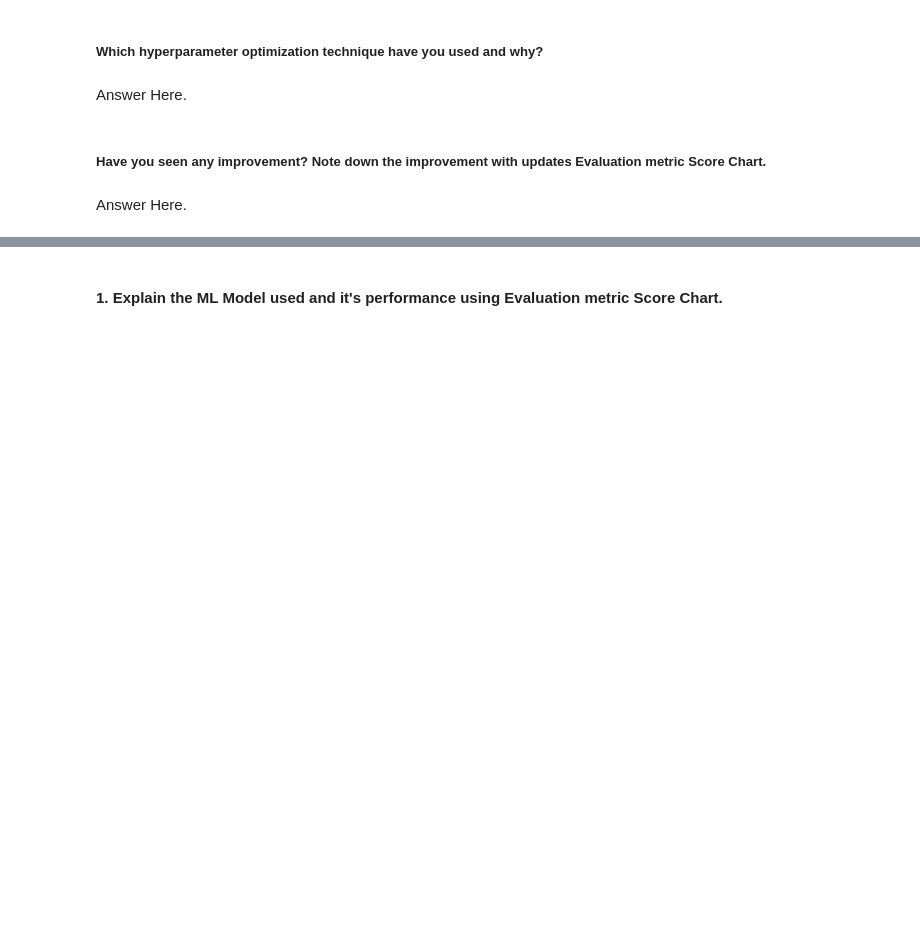
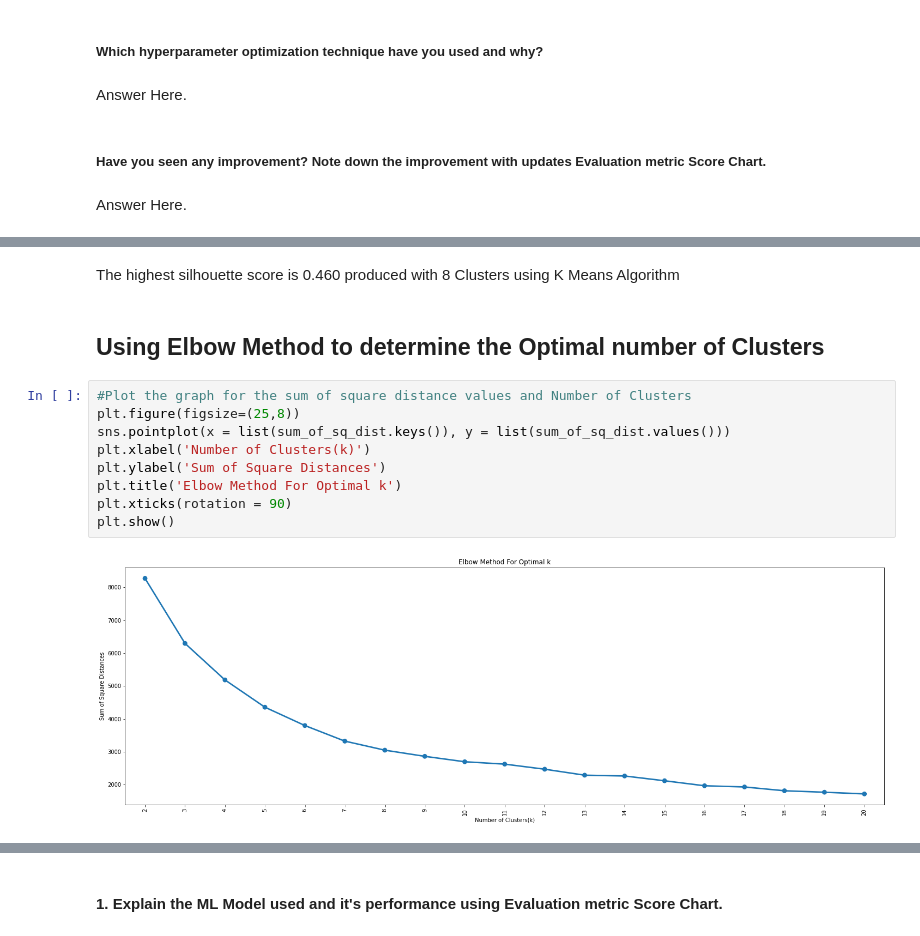
Before and after one commit to Shashank251225/NETFLIX-MOVIES-AND-TV-SHOWS-CLUSTERING, a Jupyter notebook: NETFLIX_MOVIES_AND_TV_SHOWS_CLUSTERING.ipynb, the cells around one changed output, grey strips where cells are left out. Drawn from its saved outputs; the diff is of its cells as text; blank space fills up the shorter version.

```diff
--- a/NETFLIX_MOVIES_AND_TV_SHOWS_CLUSTERING.ipynb
+++ b/NETFLIX_MOVIES_AND_TV_SHOWS_CLUSTERING.ipynb
@@ -2012,0 +2132,15 @@ Answer Here.
+# %% [markdown]
+ The highest silhouette score is 0.460 produced with 8 Clusters using K Means Algorithm
+# %% [markdown]
+## Using Elbow Method to determine the Optimal number of Clusters
+# %%
+#Plot the graph for the sum of square distance values and Number of Clusters
+plt.figure(figsize=(25,8))
+sns.pointplot(x = list(sum_of_sq_dist.keys()), y = list(sum_of_sq_dist.values()))
+plt.xlabel('Number of Clusters(k)')
+plt.ylabel('Sum of Square Distances')
+plt.title('Elbow Method For Optimal k')
+plt.xticks(rotation = 90)
+plt.show()
+# %% [output]
+[figure, added]
```
Also changed, not shown: parts of 69 cells of this notebook.
